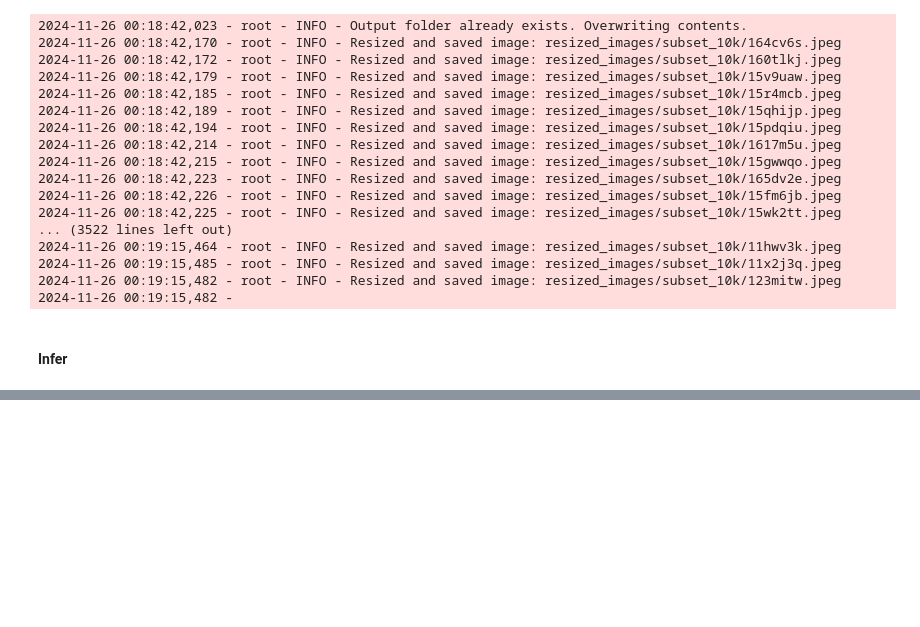
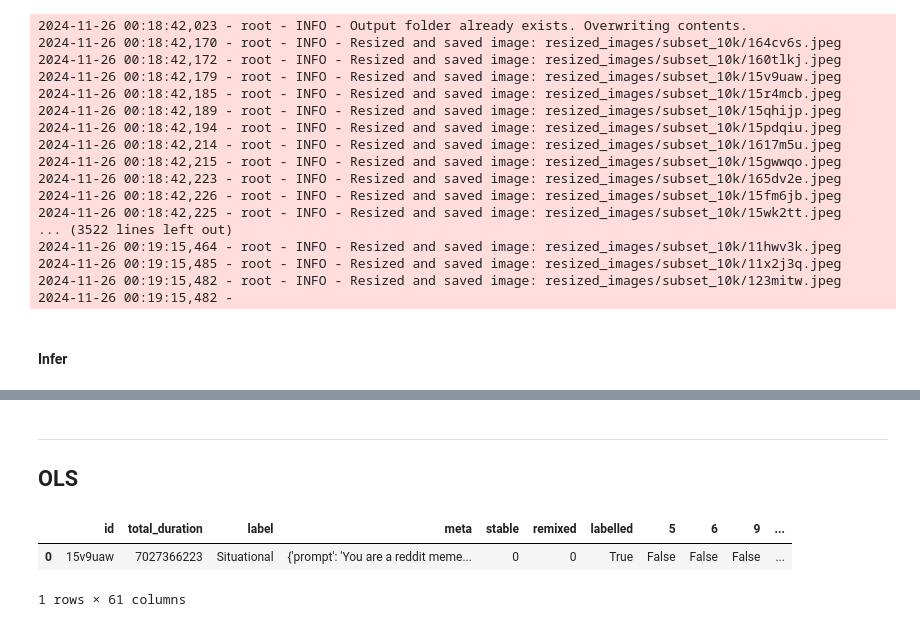
Before and after one commit to martimesteves1/reddit-memes, a Jupyter notebook: reddit_memes/ollama/inference.ipynb, the cells around one changed output, grey strips where cells are left out. Saved outputs shown, nothing was run; the diff lists cells and outputs as text; code cells hidden in the pictures; blank space fills up the shorter version.

```diff
--- a/reddit_memes/ollama/inference.ipynb
+++ b/reddit_memes/ollama/inference.ipynb
@@ -394,0 +468,10 @@ df_inference = inference.infer_from_df(df_subset, model, prompt, image_dir, outp
+# %% [markdown]
+---
+## OLS
+# %%
+df_inference = pd.read_csv("inference_saves/llava_7b_10k_default.csv")
+display(df_inference.head(1))
+# %% [output]
+|  | id | total_duration | label | meta | stable | remixed | labelled | 5 | 6 | 9 | ... |
+| 0 | 15v9uaw | 7027366223 | Situational | {'prompt': 'You are a reddit meme... | 0 | 0 | True | False | False | False | ... |
+1 rows × 61 columns
```
Also changed, not shown: parts of 10 cells of this notebook, 1 other file.
